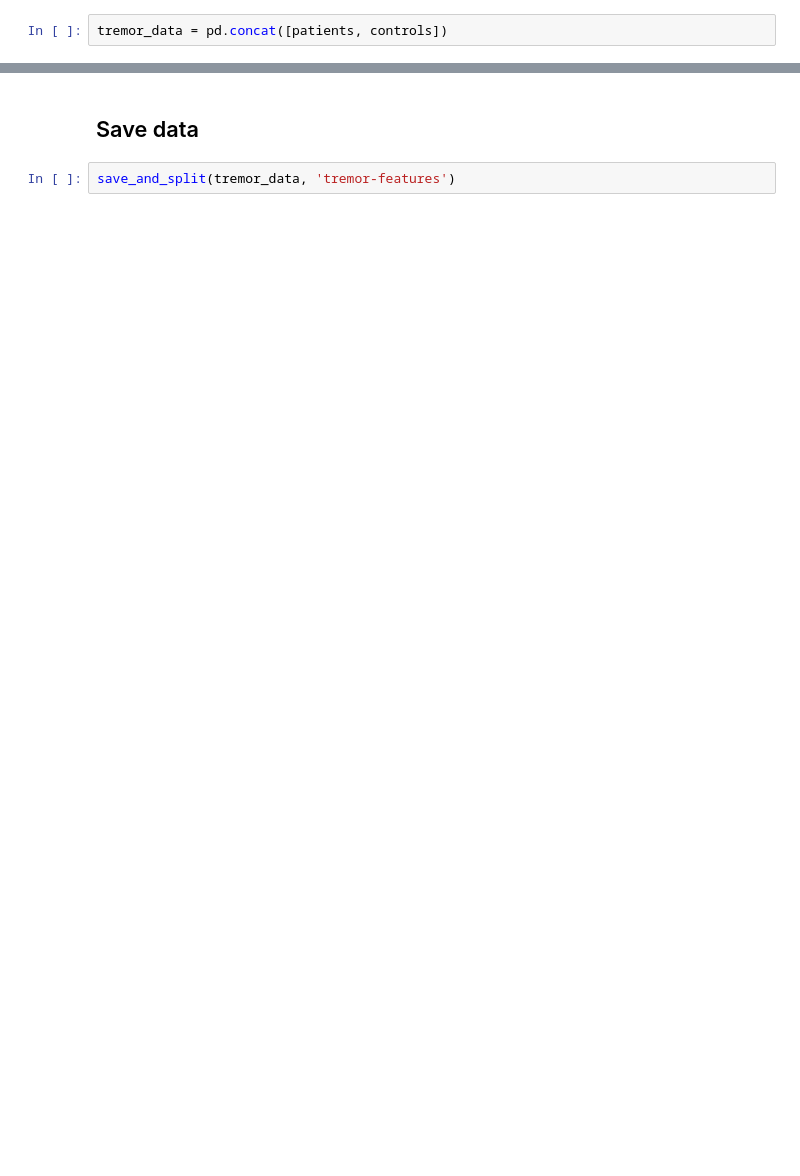
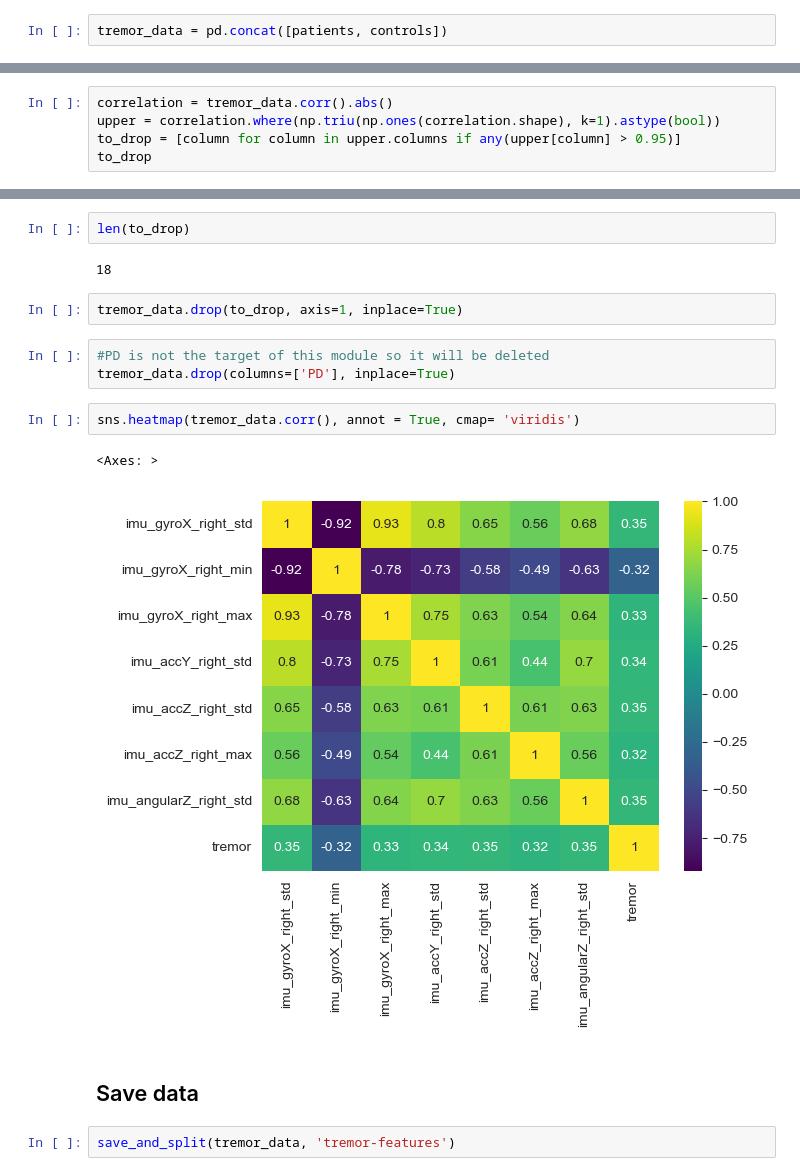
Before and after one commit to jose-2001/AIForIMUParkinsonData, a Jupyter notebook: notebooks/data_preparation/s4-features-tremor-preprocessing.ipynb, the cells around one changed output, grey strips where cells are left out. Drawn from its saved outputs; the diff is of its cells as text; blank space fills up the shorter version.

```diff
--- a/notebooks/data_preparation/s4-features-tremor-preprocessing.ipynb
+++ b/notebooks/data_preparation/s4-features-tremor-preprocessing.ipynb
@@ -48,0 +170,5 @@ tremor_data.drop(columns=dropable_columns)
+# %%
+correlation = tremor_data.corr().abs()
+upper = correlation.where(np.triu(np.ones(correlation.shape), k=1).astype(bool))
+to_drop = [column for column in upper.columns if any(upper[column] > 0.95)]
+to_drop
@@ -49,3 +194,17 @@ tremor_data.drop(columns=dropable_columns)
+# %%
+len(to_drop)
+# %% [output]
+18
+# %%
+tremor_data.drop(to_drop, axis=1, inplace=True)
+# %%
+#PD is not the target of this module so it will be deleted
+tremor_data.drop(columns=['PD'], inplace=True)
+# %%
+sns.heatmap(tremor_data.corr(), annot = True, cmap= 'viridis')
+# %% [output]
+<Axes: >
+[figure, added]
 # %% [markdown]
 ## Save data
 # %%
```
Also changed, not shown: parts of 24 cells of this notebook.
